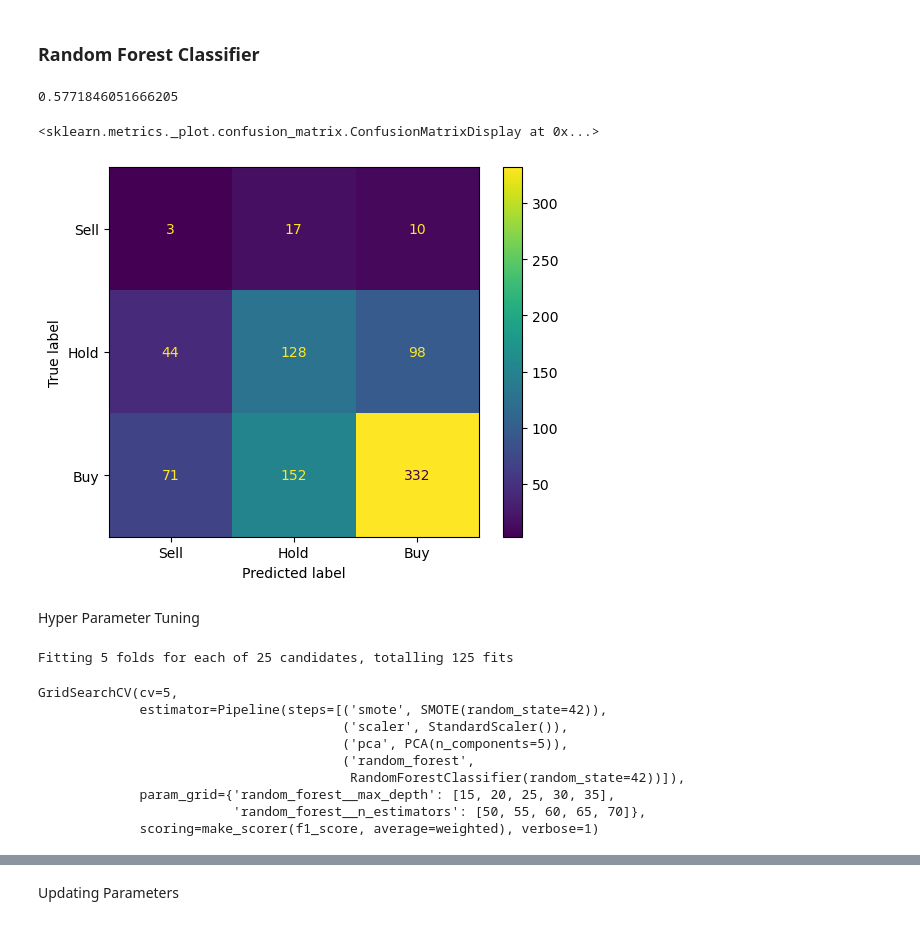
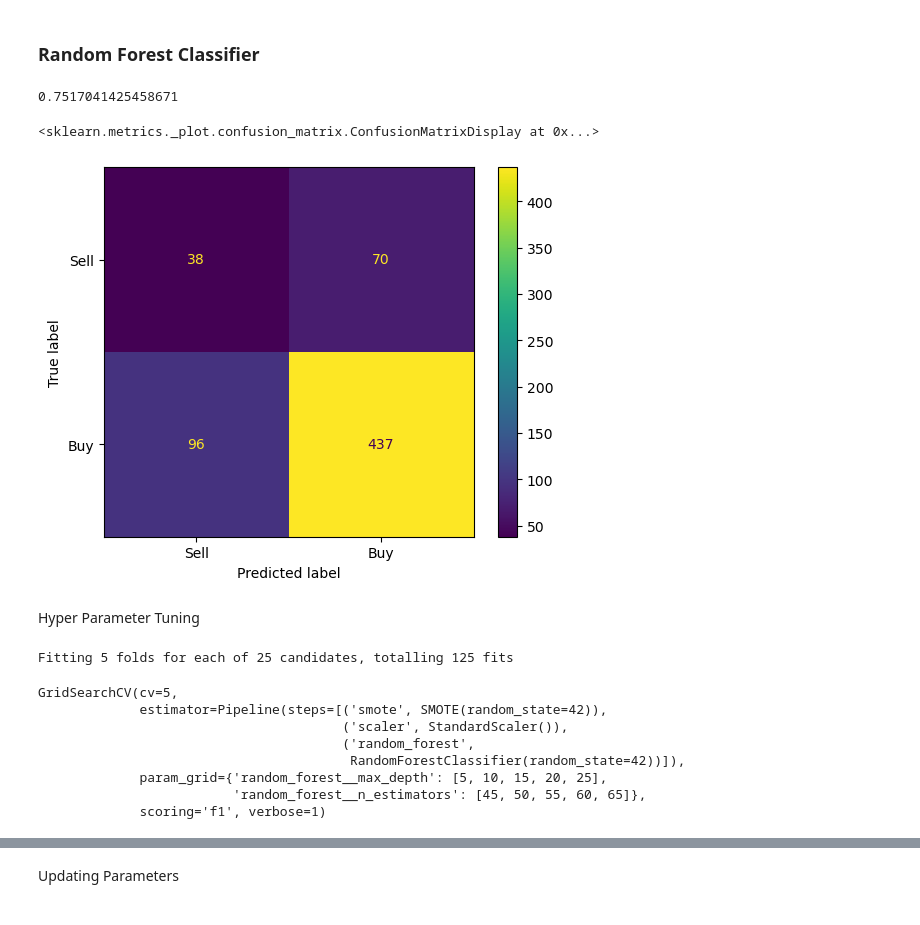
Before and after one commit to ChuckNadel/PredictingAnalystConsensus, a Jupyter notebook: ModelingNotebook.ipynb, the cells around one changed output, grey strips where cells are left out. Saved outputs shown, nothing was run; the diff lists cells and outputs as text; code cells hidden in the pictures.

```diff
--- a/ModelingNotebook.ipynb
+++ b/ModelingNotebook.ipynb
@@ -31,7 +32,7 @@ from keras.metrics import Precision, Recall, AUC, F1Score
 # %%
 # Reading in most recent data
 stock_data = pd.read_csv('data/WithCashFlowDataNoOutliers.csv')
-stock_data.drop(['Index'], axis = 1, inplace = True)
+#stock_data.drop(['Index'], axis = 1, inplace = True)
 stock_data.dropna(inplace = True)
 stock_data.head()
 # %% [output]
@@ -98,28 +99,28 @@ modeling_df.set_index('Ticker', inplace = True)
 # %%
 X = modeling_df.drop(['OverallRecommendation'], axis = 1)
 y = modeling_df['OverallRecommendation']
-X_train, X_test, y_train, y_test = train_test_split(X, y, test_size= 0.4, random_state= 42)
+X_train, X_test, y_train, y_test = train_test_split(X, y, test_size= 0.3, random_state= 42)
 # %%
 # Smote to address class imbalance
 smt = SMOTE(random_state = 42)
 # Scaling Data
 ss = StandardScaler()
 # Principal Component Analysis to address Multicolinearity
-pca = PCA(n_components = 5)
+#pca = PCA(n_components = 7)
 # Instantiate Model, Pipeline
 rfc = RandomForestClassifier(random_state = 42)
-rfc_pipeline = Pipeline([('smote', smt),('scaler', ss),('pca', pca),('random_forest', rfc)])
+rfc_pipeline = Pipeline([('smote', smt),('scaler', ss),('random_forest', rfc)])
 # %%
 rfc_pipeline.fit(X_train, y_train)
 y_pred = rfc_pipeline.predict(X_test)
 f1 = f1_score(y_test, y_pred, average = 'weighted')
 print(f1)
 cm = confusion_matrix(y_true = y_test, y_pred = y_pred)
-ConfusionMatrixDisplay(cm, display_labels= ['Sell','Hold','Buy']).plot()
+ConfusionMatrixDisplay(cm, display_labels= ['Sell','Buy']).plot()
 # %% [output]
-0.5771846051666205
+0.7517041425458671
 <sklearn.metrics._plot.confusion_matrix.ConfusionMatrixDisplay at 0x...>
-[figure, old version]
+[figure, new version]
 # %% [markdown]
 Hyper Parameter Tuning
 # %%
@@ -128,17 +128,16 @@ score = make_scorer(f1_score, average='weighted')
 # %%
-gs = GridSearchCV(rfc_pipeline, rfc_params, cv = 5, scoring = score, verbose = 1)
+gs = GridSearchCV(rfc_pipeline, rfc_params, cv = 5, scoring = 'f1', verbose = 1)
 gs.fit(X_train,y_train)
 # %% [output]
 Fitting 5 folds for each of 25 candidates, totalling 125 fits
 GridSearchCV(cv=5,
              estimator=Pipeline(steps=[('smote', SMOTE(random_state=42)),
                                        ('scaler', StandardScaler()),
-                                       ('pca', PCA(n_components=5)),
                                        ('random_forest',
                                         RandomForestClassifier(random_state=42))]),
-             param_grid={'random_forest__max_depth': [15, 20, 25, 30, 35],
-                         'random_forest__n_estimators': [50, 55, 60, 65, 70]},
-             scoring=make_scorer(f1_score, average=weighted), verbose=1)
+             param_grid={'random_forest__max_depth': [5, 10, 15, 20, 25],
+                         'random_forest__n_estimators': [45, 50, 55, 60, 65]},
+             scoring='f1', verbose=1)
 # %%
 gs.best_params_
 # %% [output]
```
Also changed, not shown: parts of 30 cells of this notebook.
